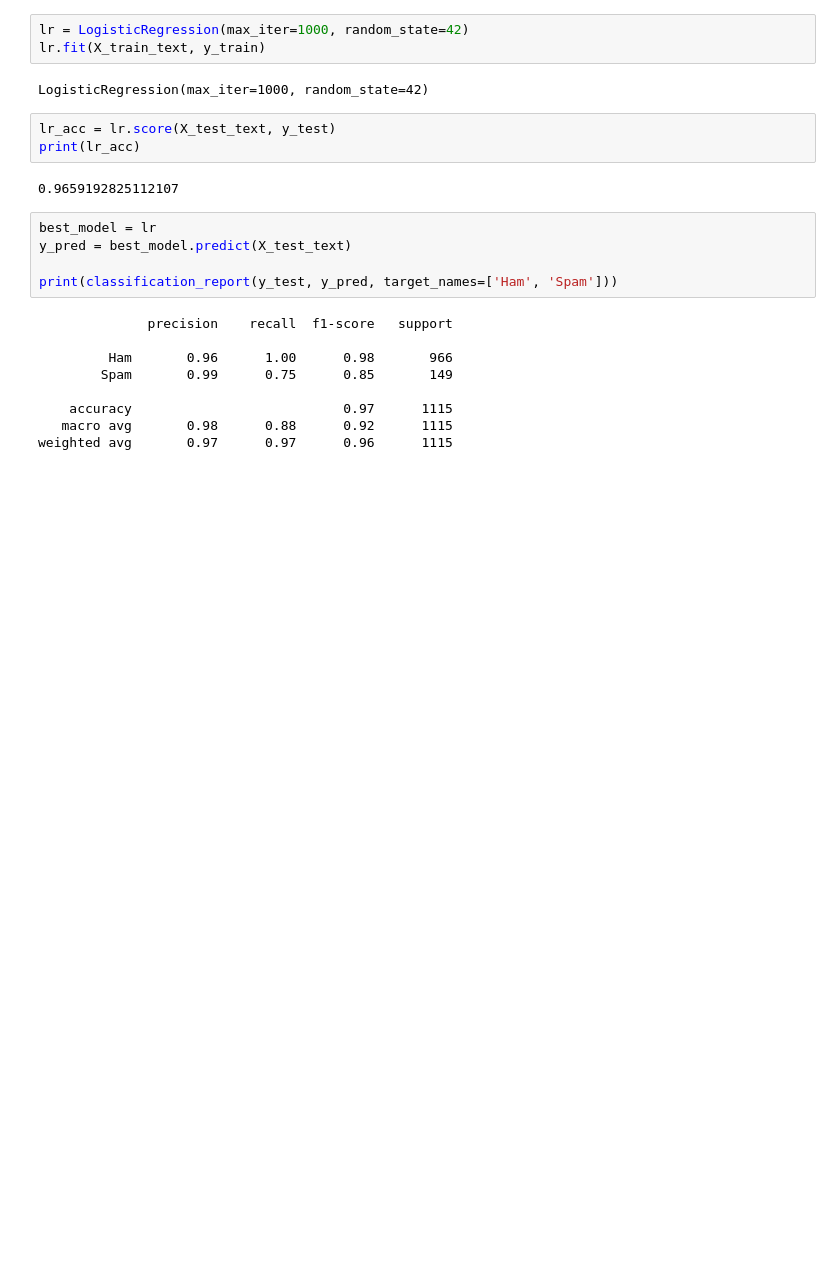
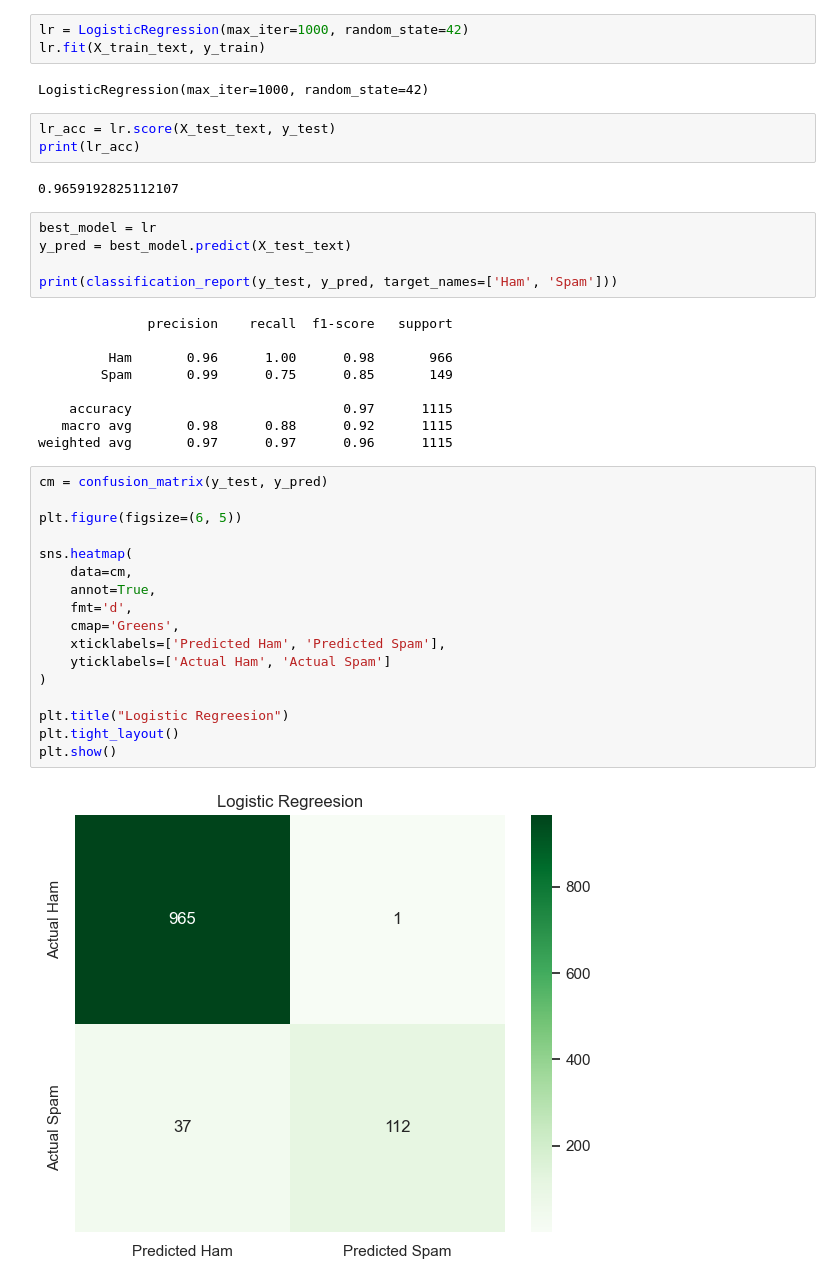
Before and after one commit to bipasnadulal/ml-learn, a Jupyter notebook: SMS_spam_classifier/spam_classification.ipynb, the cells around one changed output. Cells and saved outputs as stored; diff of their text form; blank space fills up the shorter version.

```diff
--- a/SMS_spam_classifier/spam_classification.ipynb
+++ b/SMS_spam_classifier/spam_classification.ipynb
@@ -279,3 +279,22 @@ print(classification_report(y_test, y_pred, target_names=['Ham', 'Spam']))
     accuracy                           0.97      1115
    macro avg       0.98      0.88      0.92      1115
 weighted avg       0.97      0.97      0.96      1115
+# %%
+cm = confusion_matrix(y_test, y_pred)
+
+plt.figure(figsize=(6, 5))
+
+sns.heatmap(
+    data=cm,
+    annot=True,
+    fmt='d',
+    cmap='Greens',
+    xticklabels=['Predicted Ham', 'Predicted Spam'],
+    yticklabels=['Actual Ham', 'Actual Spam']
+)
+
+plt.title("Logistic Regreesion")
+plt.tight_layout()
+plt.show()
+# %% [output]
+[figure, added]
```
